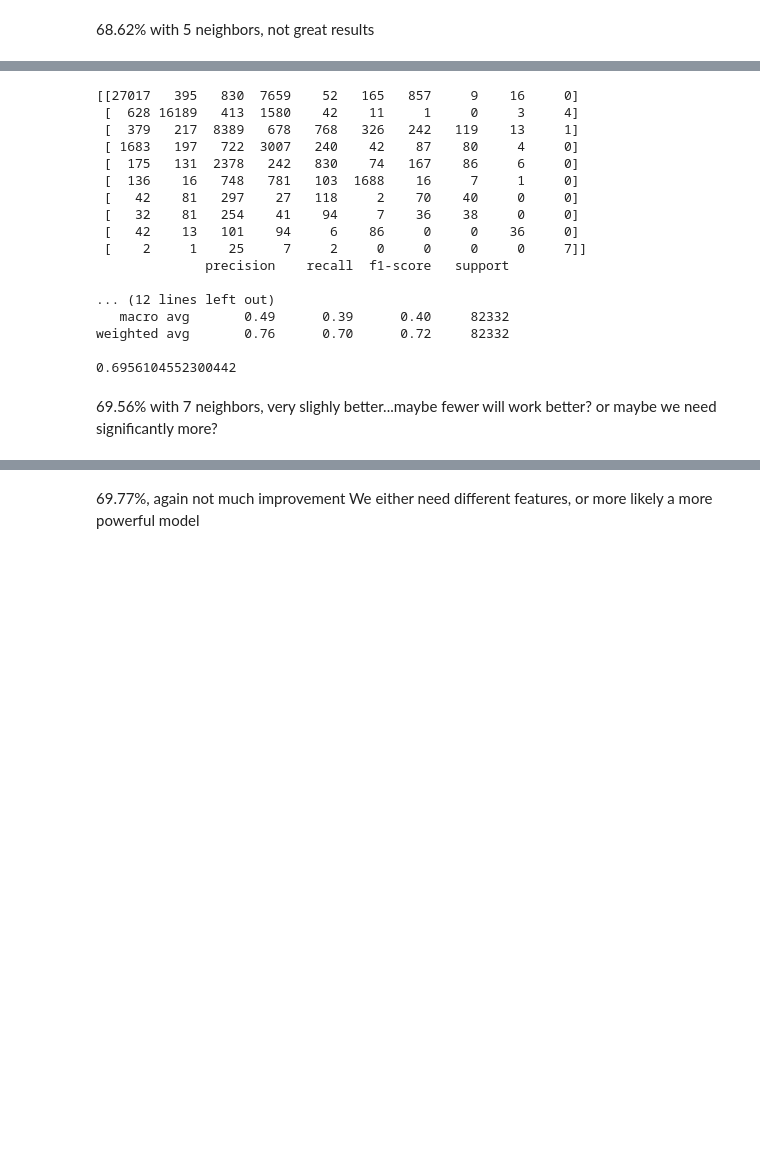
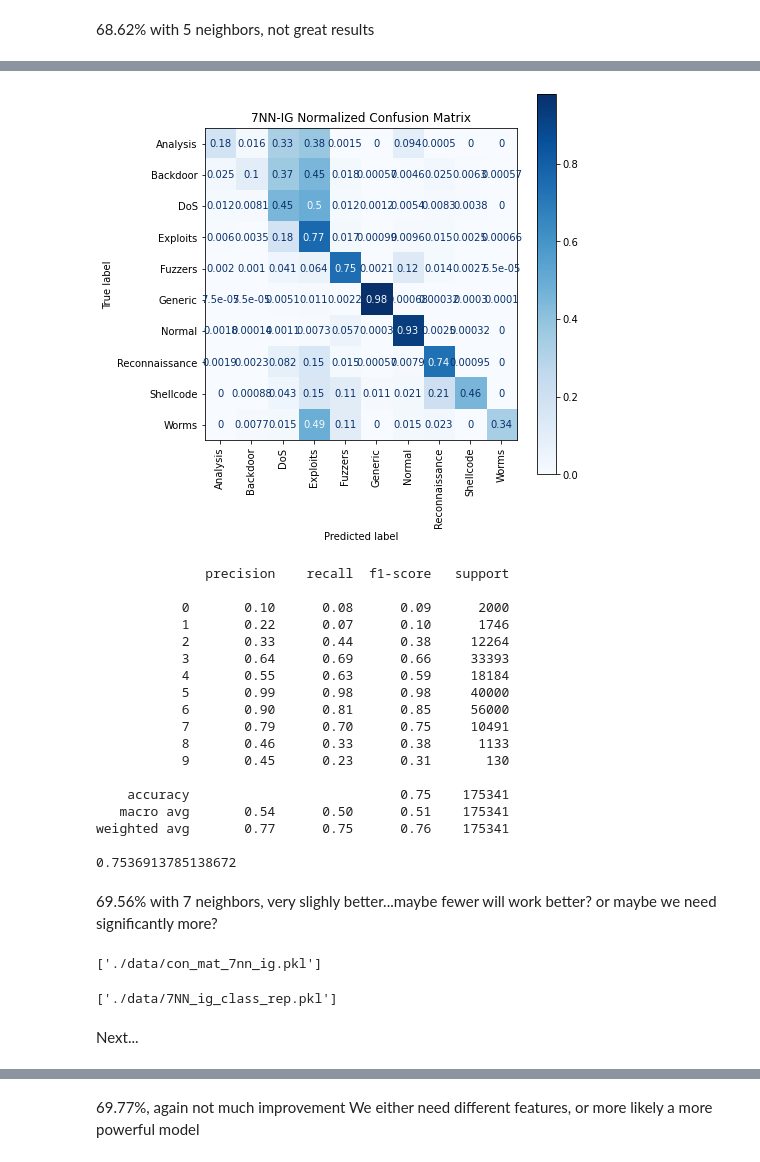
Before and after one commit to pvan1/DATA-606-Capstone, a Jupyter notebook: capstone-phase2.ipynb, the cells around one changed output, grey strips where cells are left out. Cells and saved outputs as stored; diff of their text form; code cells hidden in the pictures; blank space fills up the shorter version.

```diff
--- a/capstone-phase2.ipynb
+++ b/capstone-phase2.ipynb
@@ -625,36 +657,50 @@ joblib.dump(knn_model2, './data/knn_model_ig_7.pkl')
 # %%
-y_pred2 = knn_model2.predict(test_std_ig)
+#y_pred2 = knn_model2.predict(test_std_ig)
+y_pred_7nn_ig = cross_val_predict(knn_model2, train_std_ig, y_train, cv=5, n_jobs=-1)  # save the test set for final models
 # %%
-con_mat = confusion_matrix(y_test, y_pred2)
+# make sure to use y_train, not y_test since we're using cross_val_predict, not predicting on the test set
+con_mat_7nn_ig = confusion_matrix(y_train, y_pred_7nn_ig)
 #print(con_mat)
-plt_norm_confmat(knn_model2, test_std_ig, y_test, '7 NN Normalized Confusion Matrix',
-                 fname='knn_ig_7_conf_mat', labels=class_names)
+plt_norm_confmat(knn_model2, train_std_ig, y_train, '7NN-IG Normalized Confusion Matrix',
+                 fname='7NN_ig_conf_mat', labels=class_names)
 plt.show()
-
-class_rep = classification_report(y_test, y_pred2)
-print(class_rep)
-acc2 = accuracy_score(y_test, y_pred2)
+class_rep_7nn_ig = classification_report(y_train, y_pred_7nn_ig)
+rep_dict_7nn_ig = classification_report(y_train, y_pred_7nn_ig, output_dict=True)
+print(class_rep_7nn_ig)
+acc2 = accuracy_score(y_train, y_pred_7nn_ig)
 print(acc2)
 # %% [output]
+[figure, added]
-[[27017   395   830  7659    52   165   857     9    16     0]
- [  628 16189   413  1580    42    11     1     0     3     4]
- [  379   217  8389   678   768   326   242   119    13     1]
- [ 1683   197   722  3007   240    42    87    80     4     0]
- [  175   131  2378   242   830    74   167    86     6     0]
- [  136    16   748   781   103  1688    16     7     1     0]
- [   42    81   297    27   118     2    70    40     0     0]
- [   32    81   254    41    94     7    36    38     0     0]
- [   42    13   101    94     6    86     0     0    36     0]
- [    2     1    25     7     2     0     0     0     0     7]]
               precision    recall  f1-score   support
 
-... (12 lines left out)
-   macro avg       0.49      0.39      0.40     82332
-weighted avg       0.76      0.70      0.72     82332
+           0       0.10      0.08      0.09      2000
+           1       0.22      0.07      0.10      1746
+           2       0.33      0.44      0.38     12264
+           3       0.64      0.69      0.66     33393
+           4       0.55      0.63      0.59     18184
+           5       0.99      0.98      0.98     40000
+           6       0.90      0.81      0.85     56000
+           7       0.79      0.70      0.75     10491
+           8       0.46      0.33      0.38      1133
+           9       0.45      0.23      0.31       130
 
-0.6956104552300442
+    accuracy                           0.75    175341
+   macro avg       0.54      0.50      0.51    175341
+weighted avg       0.77      0.75      0.76    175341
+
+0.7536913785138672
 # %% [markdown]
 69.56% with 7 neighbors, very slighly better...maybe fewer will work better? or maybe we need significantly more?
+# %%
+joblib.dump(con_mat_7nn_ig, './data/con_mat_7nn_ig.pkl')
+# %% [output]
+['./data/con_mat_7nn_ig.pkl']
+# %%
+joblib.dump(rep_dict_7nn_ig, './data/7NN_ig_class_rep.pkl')
+# %% [output]
+['./data/7NN_ig_class_rep.pkl']
+# %% [markdown]
+Next...
 # %%
 knn_model3 = KNeighborsClassifier(n_neighbors=3, n_jobs=-1)
 knn_model3.fit(train_std_ig, y_train)
```
Also changed, not shown: parts of 77 cells of this notebook.
